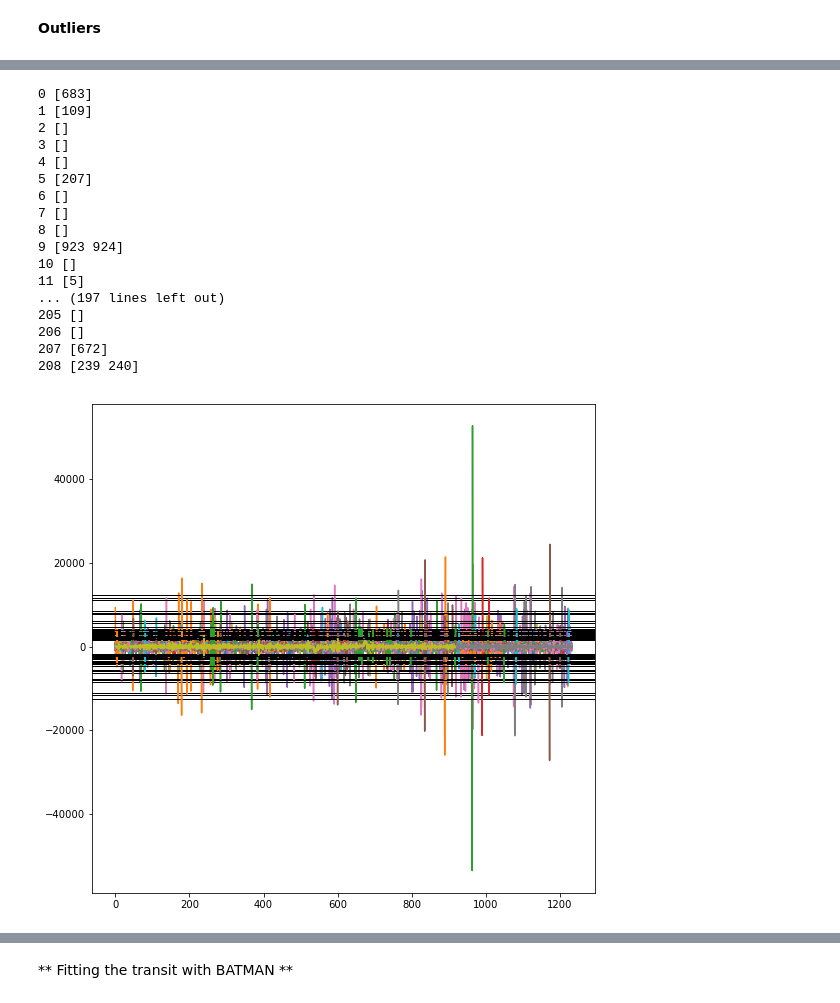
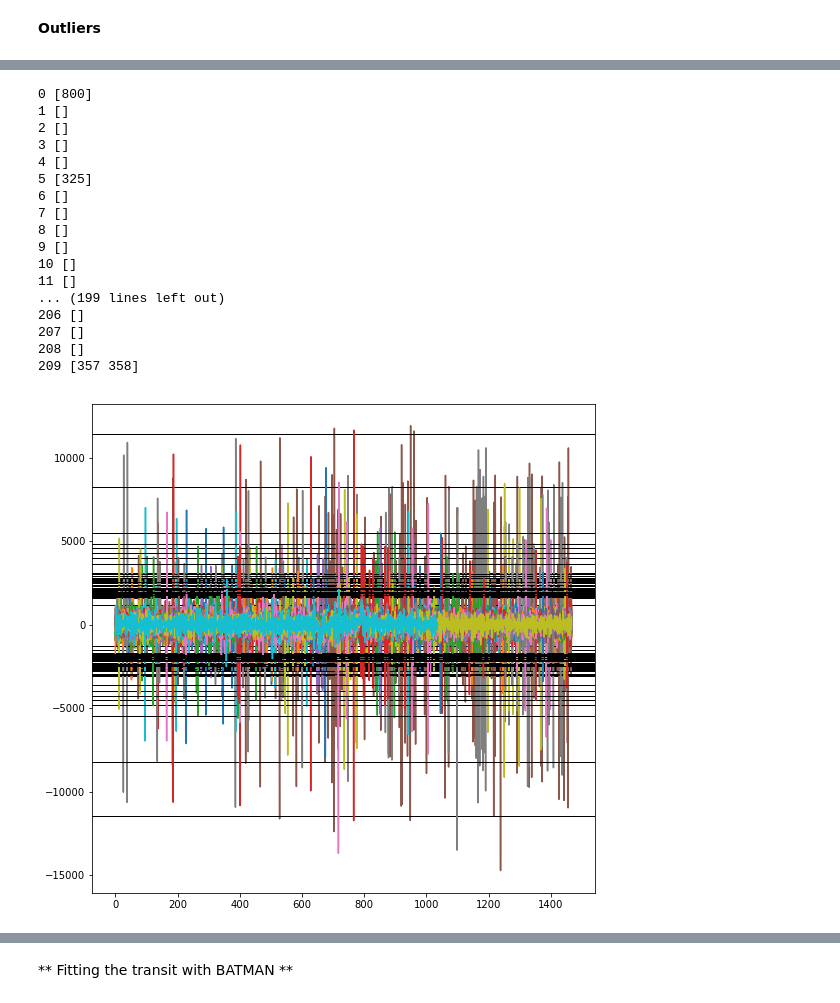
Before and after one commit to exowanderer/Fitting-Exoplanet-Transits, a Jupyter notebook: Kepler Data Analysis For HAT-P-11 b all Kepler (with Graphs).ipynb, the cells around one changed output, grey strips where cells are left out. Cells and saved outputs as stored; diff of their text form; code cells hidden in the pictures.

```diff
--- a/Kepler Data Analysis For HAT-P-11 b all Kepler (with Graphs).ipynb
+++ b/Kepler Data Analysis For HAT-P-11 b all Kepler (with Graphs).ipynb
@@ -31,6 +31,9 @@ kep3ecc = 0.26493
 kep3omeg = -162.149
 kep3u1 = 0.646
 kep3u2 = 0.048
+# %%
+while kep3t0 > keplaunch:
+    kep3t0 -= kep3period
 # %% [markdown]
 ** Arrays for Graphing Short Cadence Without NaNs **
 # %%
@@ -67,19 +81,18 @@ for pl in range(len(times)):
 epochsNums = []
 for pl in tqdm_notebook(range(len(times)), total = len(times)):
     for k in range(int(max(times[pl]) / kep3period)):
-        if (kep3t0 + k*kep3period) > min(times[pl]) and (kep3t0 + k*kep3period) < max(times[pl]):
+        if (kep3t0 + k*kep3period) >= min(times[pl]) and (kep3t0 + k*kep3period) <= max(times[pl]):
             epochsNums.append(k)
 # %% [markdown]
 **Slice Epochs Into Arrays**
 # %%
-sliceWidth = 0.42
+sliceWidth = 0.5
 timeSlices , fluxSlices, ferrSlices, epochs = [], [], [], []
 for pl in tqdm_notebook(range(len(times)), total = len(times)):
     for k in epochsNums:
-        if (kep3t0 + k*kep3period) > min(times[pl]) and (kep3t0 + k*kep3period) < max(times[pl]):
-            tranCenter    = kep3t0 + k * kep3period
-            transitSlices = (times[pl] > tranCenter - sliceWidth) * (times[pl] < tranCenter \
-                                                                     + sliceWidth)
+        tranCenter    = kep3t0 + k * kep3period
+        if tranCenter >= min(times[pl]) and tranCenter <= max(times[pl]):
+            transitSlices = abs(times[pl] - tranCenter) < sliceWidth
             if len(transitSlices) > 0 and len(times[pl][transitSlices]) > 0:
                 timeSlices.append(times[pl][transitSlices])
                 fluxSlices.append(fluxs[pl][transitSlices])
@@ -115,46 +122,46 @@ for itran in range(len(epochs)):
 # %%
+fluxSlicesTemp = fluxSlices.copy()
+
 nsigma = 5
 for itran in range(len(epochs)):
-    fluxdiff = np.diff(fluxSlices[itran])
-    outliers = np.where(abs(fluxdiff - np.nanmedian(fluxdiff)) \
-                        > nsigma * np.nanstd(fluxdiff))[0]
-    for o in outliers[1::2]:
-        beforeOutlier = list(fluxSlices[itran][o - 10: o])
-        afterOutlier  = list(fluxSlices[itran][o + 1: o + 11])
-        fluxSlices[itran][o] = np.median(beforeOutlier + afterOutlier) #+ fluxdiff[o]
-    fluxdiff = np.diff(fluxSlices[itran])
-    print(itran, np.where(abs(fluxdiff - np.nanmedian(fluxdiff)) \
-                          > nsigma * np.nanstd(fluxdiff))[0])
+    fluxdiff = np.diff(fluxSlicesTemp[itran])
+    outliers = np.where(abs(fluxdiff - np.nanmedian(fluxdiff)) > nsigma * np.nanstd(fluxdiff))[0]
+    for o in outliers:
+        beforeOutlier = list(fluxSlicesTemp[itran][o - 10: o + 0])
+        afterOutlier  = list(fluxSlicesTemp[itran][o + 1: o + 11])
+        fluxSlicesTemp[itran][o] = np.median(beforeOutlier + afterOutlier) #+ fluxdiff[o]
+    fluxdiff = np.diff(fluxSlicesTemp[itran])
+    print(itran, np.where(abs(fluxdiff - np.nanmedian(fluxdiff)) > nsigma * np.nanstd(fluxdiff))[0])
 # %% [output]
-0 [683]
-1 [109]
+0 [800]
+1 []
 2 []
 3 []
 4 []
-5 [207]
+5 [325]
 6 []
 7 []
 8 []
-9 [923 924]
+9 []
 10 []
-11 [5]
-... (197 lines left out)
-205 []
+11 []
+... (199 lines left out)
 206 []
-207 [672]
-208 [239 240]
+207 []
+208 []
+209 [357 358]
 # %%
 plt.figure(figsize = (9,9))
 nsigma = 5
 for itran in range(len(epochs)):
-    fluxdiff = np.diff(fluxSlices[itran])
+    fluxdiff = np.diff(fluxSlicesTemp[itran])
     plt.plot(fluxdiff)
     plt.axhline(np.nanmedian(fluxdiff) + nsigma * np.nanstd(fluxdiff), \
                 color = 'k', linestyle = '-', linewidth = 1)
     plt.axhline(np.nanmedian(fluxdiff) - nsigma * np.nanstd(fluxdiff), \
                 color = 'k', linestyle = '-', linewidth = 1)
 # %% [output]
-[figure, old version]
+[figure, new version]
 # %%
 for itran in range(len(epochs)):
     ferrNans = np.where(np.isnan(ferrSlices[itran]))
```
Also changed, not shown: parts of 7 cells of this notebook, 1 other file.
